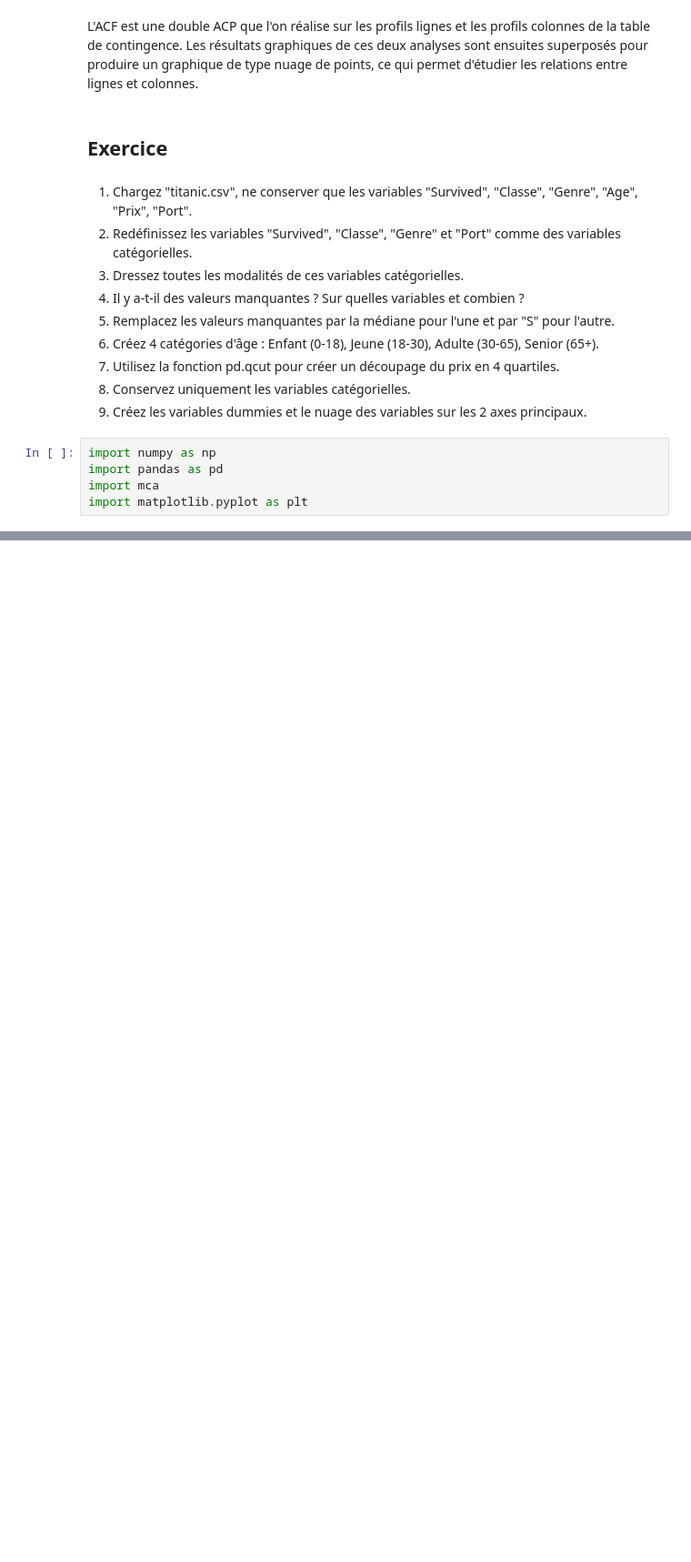
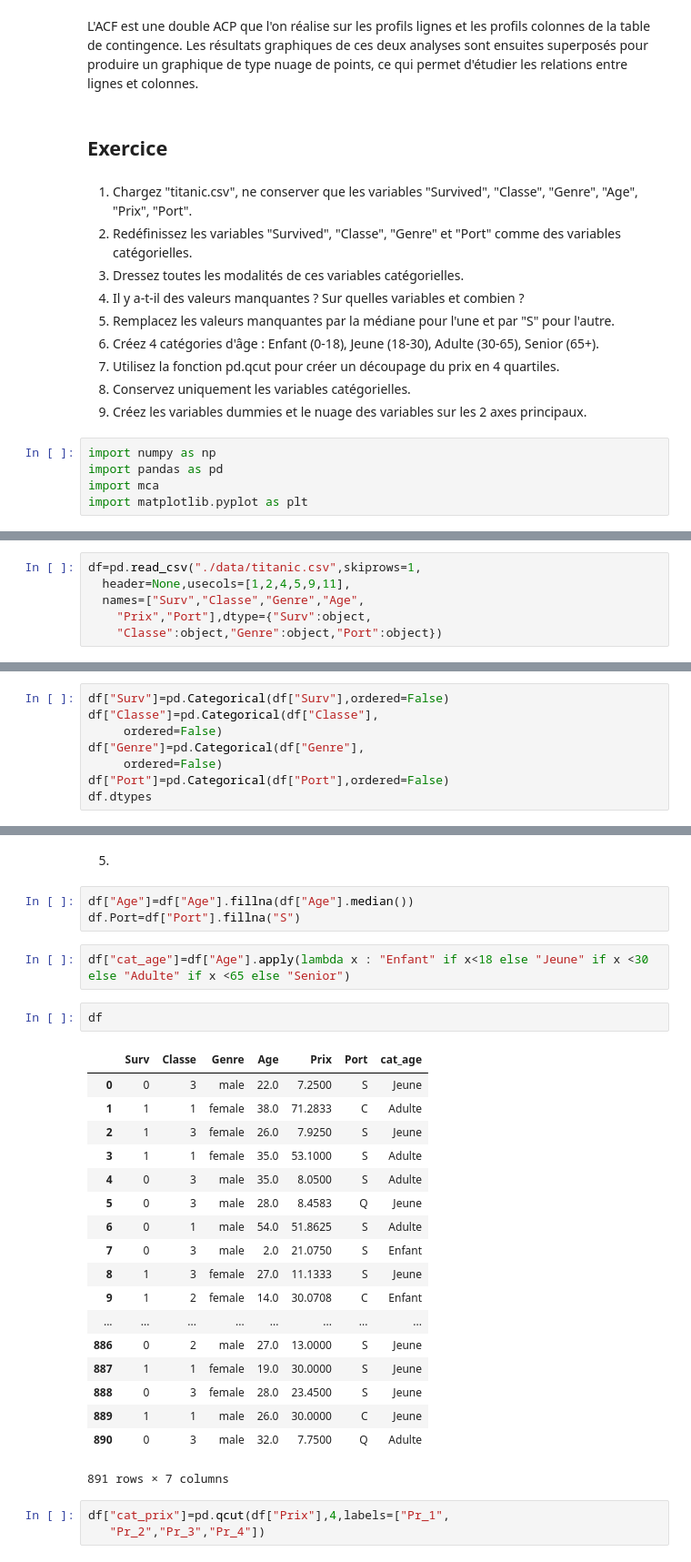
Before and after one commit to Maxabi/Data-Analysis-Python, a Jupyter notebook: src/Cours_3.ipynb, the cells around one changed output, grey strips where cells are left out. Shown: that part at 91% size. Drawn from its saved outputs; the diff is of its cells as text; blank space fills up the shorter version.

```diff
--- a/src/Cours_3.ipynb
+++ b/src/Cours_3.ipynb
@@ -38,0 +41,6 @@ import matplotlib.pyplot as plt
+# %%
+df=pd.read_csv("./data/titanic.csv",skiprows=1,
+  header=None,usecols=[1,2,4,5,9,11],
+  names=["Surv","Classe","Genre","Age",
+    "Prix","Port"],dtype={"Surv":object,
+    "Classe":object,"Genre":object,"Port":object})
@@ -38,0 +60,8 @@ import matplotlib.pyplot as plt
+# %%
+df["Surv"]=pd.Categorical(df["Surv"],ordered=False)
+df["Classe"]=pd.Categorical(df["Classe"],
+     ordered=False)
+df["Genre"]=pd.Categorical(df["Genre"],
+     ordered=False)
+df["Port"]=pd.Categorical(df["Port"],ordered=False)
+df.dtypes
@@ -38,0 +102,31 @@ import matplotlib.pyplot as plt
+# %% [markdown]
+5)
+# %%
+df["Age"]=df["Age"].fillna(df["Age"].median())
+df.Port=df["Port"].fillna("S")
+# %%
+df["cat_age"]=df["Age"].apply(lambda x : "Enfant" if x<18 else "Jeune" if x <30 else "Adulte" if x <65 else "Senior")
+# %%
+df
+# %% [output]
+|  | Surv | Classe | Genre | Age | Prix | Port | cat_age |
+| 0 | 0 | 3 | male | 22.0 | 7.2500 | S | Jeune |
+| 1 | 1 | 1 | female | 38.0 | 71.2833 | C | Adulte |
+| 2 | 1 | 3 | female | 26.0 | 7.9250 | S | Jeune |
+| 3 | 1 | 1 | female | 35.0 | 53.1000 | S | Adulte |
+| 4 | 0 | 3 | male | 35.0 | 8.0500 | S | Adulte |
+| 5 | 0 | 3 | male | 28.0 | 8.4583 | Q | Jeune |
+| 6 | 0 | 1 | male | 54.0 | 51.8625 | S | Adulte |
+| 7 | 0 | 3 | male | 2.0 | 21.0750 | S | Enfant |
+| 8 | 1 | 3 | female | 27.0 | 11.1333 | S | Jeune |
+| 9 | 1 | 2 | female | 14.0 | 30.0708 | C | Enfant |
+| ... | ... | ... | ... | ... | ... | ... | ... |
+| 886 | 0 | 2 | male | 27.0 | 13.0000 | S | Jeune |
+| 887 | 1 | 1 | female | 19.0 | 30.0000 | S | Jeune |
+| 888 | 0 | 3 | female | 28.0 | 23.4500 | S | Jeune |
+| 889 | 1 | 1 | male | 26.0 | 30.0000 | C | Jeune |
+| 890 | 0 | 3 | male | 32.0 | 7.7500 | Q | Adulte |
+891 rows × 7 columns
+# %%
+df["cat_prix"]=pd.qcut(df["Prix"],4,labels=["Pr_1",
+   "Pr_2","Pr_3","Pr_4"])
```
Also changed, not shown: parts of 29 cells of this notebook.
